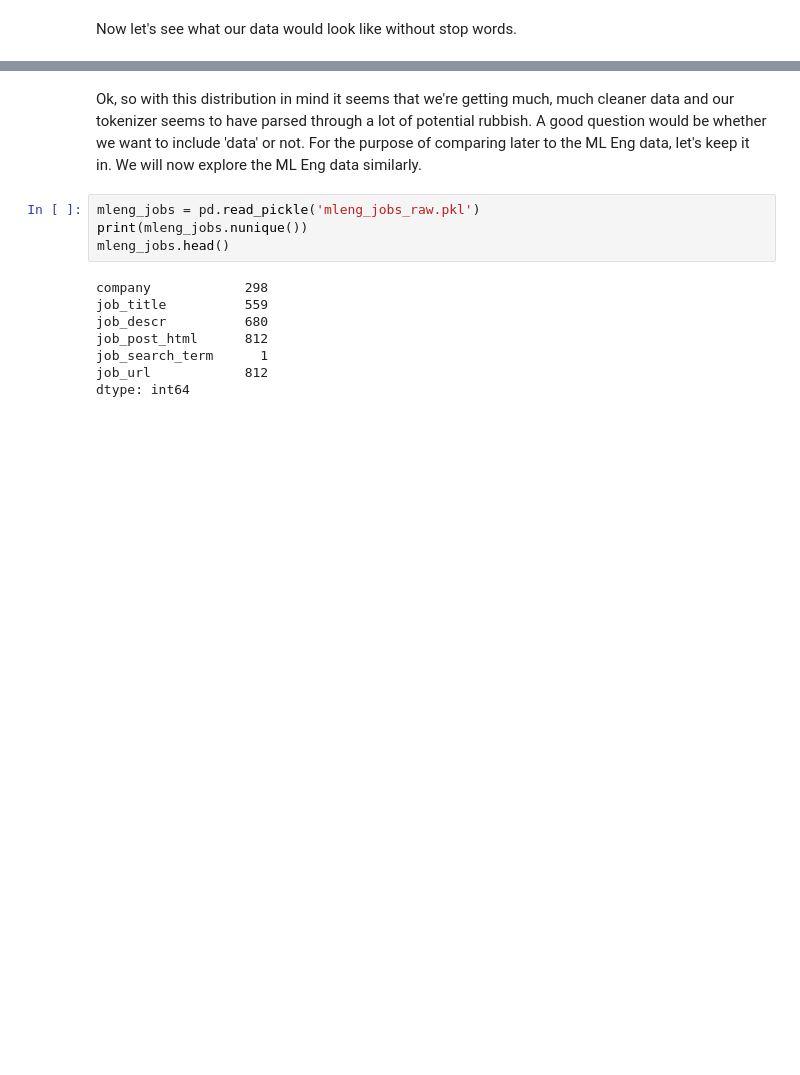
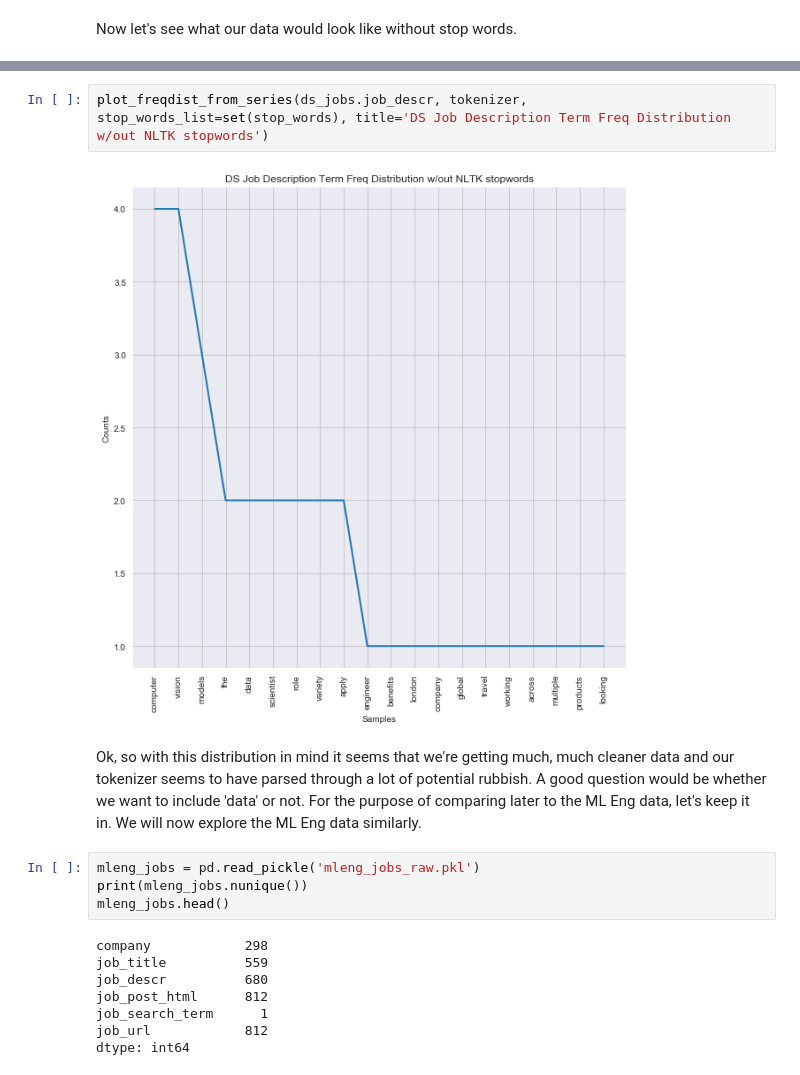
Before and after one commit to Ioana-P/MLEng_vs_DScientist_analysis, a Jupyter notebook: 4b. Data_preprocessing.ipynb, the cells around one changed output, grey strips where cells are left out. Cells and saved outputs as stored; diff of their text form; blank space fills up the shorter version.

Commit message:
Further exploration for stopwords and extracting salaries, as well as additional formatting of gitignore file

```diff
--- a/4b. Data_preprocessing.ipynb
+++ b/4b. Data_preprocessing.ipynb
@@ -153,3 +170,7 @@ f_dist.plot(20);
+# %%
+plot_freqdist_from_series(ds_jobs.job_descr, tokenizer, stop_words_list=set(stop_words), title='DS Job Description Term Freq Distribution w/out NLTK stopwords')
+# %% [output]
+[figure, added]
 # %% [markdown]
 Ok, so with this distribution in mind it seems that we're getting much, much cleaner data and our tokenizer seems to have parsed through a lot of potential rubbish. A good question would be whether we want to include 'data' or not. For the purpose of comparing later to the ML Eng data, let's keep it in. We will now explore the ML Eng data similarly.
 # %%
```
Also changed, not shown: parts of 26 cells of this notebook, 1 other file.
